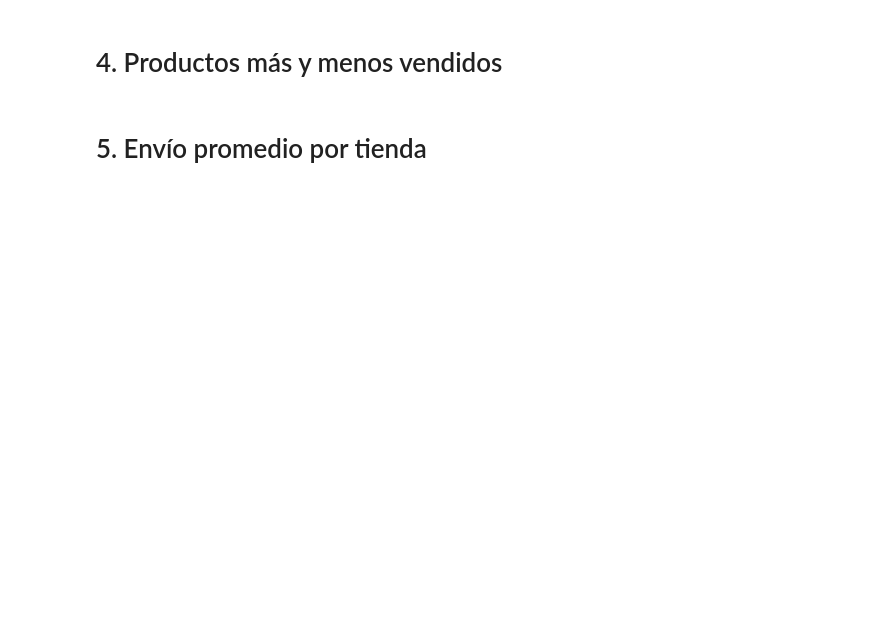
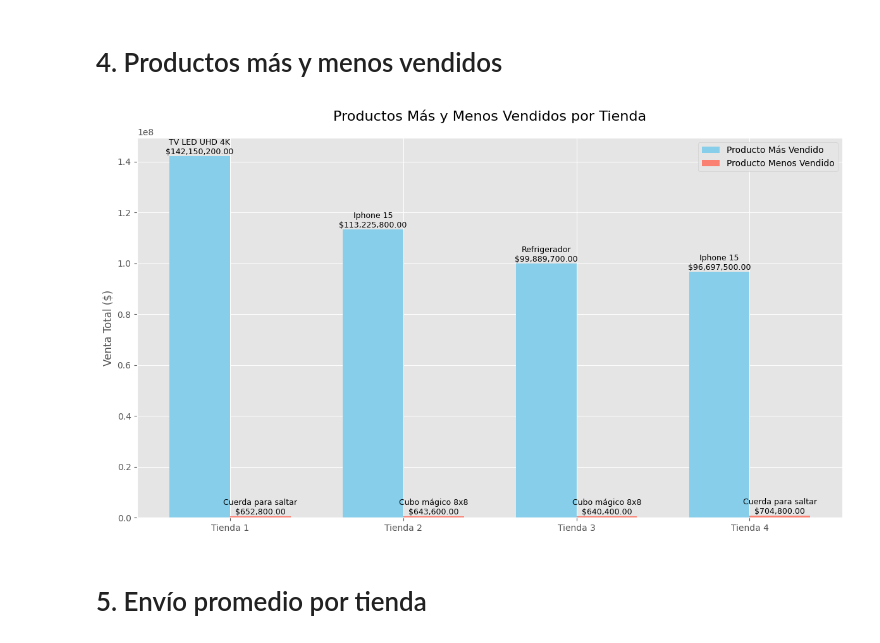
Before and after one commit to hectororuga/AluraStore, a Jupyter notebook: AluraStoreLatam.ipynb, the cells around one changed output. Cells and saved outputs as stored; diff of their text form; code cells hidden in the pictures; blank space fills up the shorter version.

```diff
--- a/AluraStoreLatam.ipynb
+++ b/AluraStoreLatam.ipynb
@@ -40,4 +154,79 @@ Prueba 2
 # %% [markdown]
 # 4. Productos más y menos vendidos
+# %%
+import pandas as pd
+import matplotlib.pyplot as plt
+# Combina todos los dataframes en uno solo, agregando una columna para la tienda de origen
+all_tiendas_con_tienda = pd.concat(
+    [df_tienda1.assign(Tienda='Tienda 1'),
+     df_tienda2.assign(Tienda='Tienda 2'),
+     df_tienda3.assign(Tienda='Tienda 3'),
+     df_tienda4.assign(Tienda='Tienda 4')],
+    ignore_index=True
+)
+
+# Agrupa los datos por 'Tienda' y 'Nombre del Producto' y suma los precios (o cuenta la cantidad si hubiera una columna de cantidad)
+# Aquí asumiremos que el "precio" representa una venta individual de ese producto.
+ventas_por_tienda_producto = all_tiendas_con_tienda.groupby(['Tienda', 'Producto'])['Precio'].sum()
+
+# Para cada tienda, encuentra el producto más y menos vendido
+productos_extremas = {}
+for tienda in ventas_por_tienda_producto.index.get_level_values('Tienda').unique():
+    ventas_tienda = ventas_por_tienda_producto.loc[tienda]
+    producto_mas_vendido = ventas_tienda.idxmax()
+    venta_mas_vendida = ventas_tienda.max()
+    producto_menos_vendido = ventas_tienda.idxmin()
+    venta_menos_vendida = ventas_tienda.min()
+
+    productos_extremas[tienda] = {
+        'Más Vendido': {'Producto': producto_mas_vendido, 'Venta Total': venta_mas_vendida},
+        'Menos Vendido': {'Producto': producto_menos_vendido, 'Venta Total': venta_menos_vendida}
+    }
+
+# Prepara los datos para el gráfico
+tiendas_labels = []
+productos_mas = []
+ventas_mas = []
+productos_menos = []
+ventas_menos = []
+
+for tienda, data in productos_extremas.items():
+    tiendas_labels.append(tienda)
+    productos_mas.append(data['Más Vendido']['Producto'])
+    ventas_mas.append(data['Más Vendido']['Venta Total'])
+    productos_menos.append(data['Menos Vendido']['Producto'])
+    ventas_menos.append(data['Menos Vendido']['Venta Total'])
+
+x = range(len(tiendas_labels))
+width = 0.35
+
+fig, ax = plt.subplots(figsize=(12, 7))
+
+rects1 = ax.bar([p - width/2 for p in x], ventas_mas, width, label='Producto Más Vendido', color='skyblue')
+rects2 = ax.bar([p + width/2 for p in x], ventas_menos, width, label='Producto Menos Vendido', color='salmon')
+
+# Añadir texto con el nombre del producto y la venta
+def autolabel(rects, products):
+    for rect, product in zip(rects, products):
+        height = rect.get_height()
+        ax.text(rect.get_x() + rect.get_width()/2., height,
+                f'{product}\n${height:,.2f}',
+                ha='center', va='bottom', fontsize=9)
+
+autolabel(rects1, productos_mas)
+autolabel(rects2, productos_menos)
+
+
+# Personalizar el gráfico
+ax.set_ylabel('Venta Total ($)', fontsize=12)
+ax.set_title('Productos Más y Menos Vendidos por Tienda', fontsize=16, pad=20)
+ax.set_xticks(x)
+ax.set_xticklabels(tiendas_labels)
+ax.legend()
+
+fig.tight_layout()
+plt.show()
+# %% [output]
+[figure, added]
 # %% [markdown]
 # 5. Envío promedio por tienda
```
Also changed, not shown: parts of 6 cells of this notebook.
